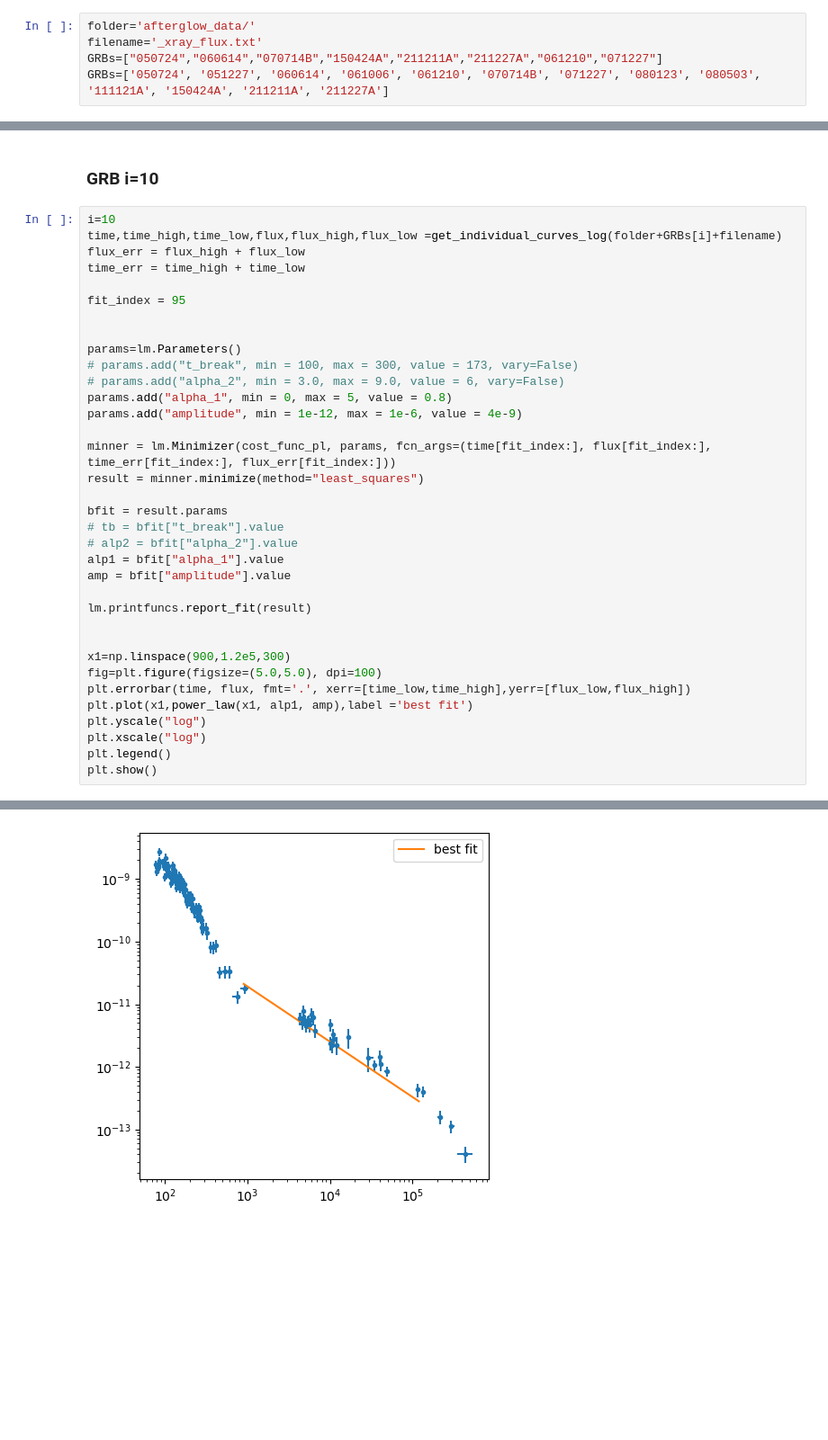
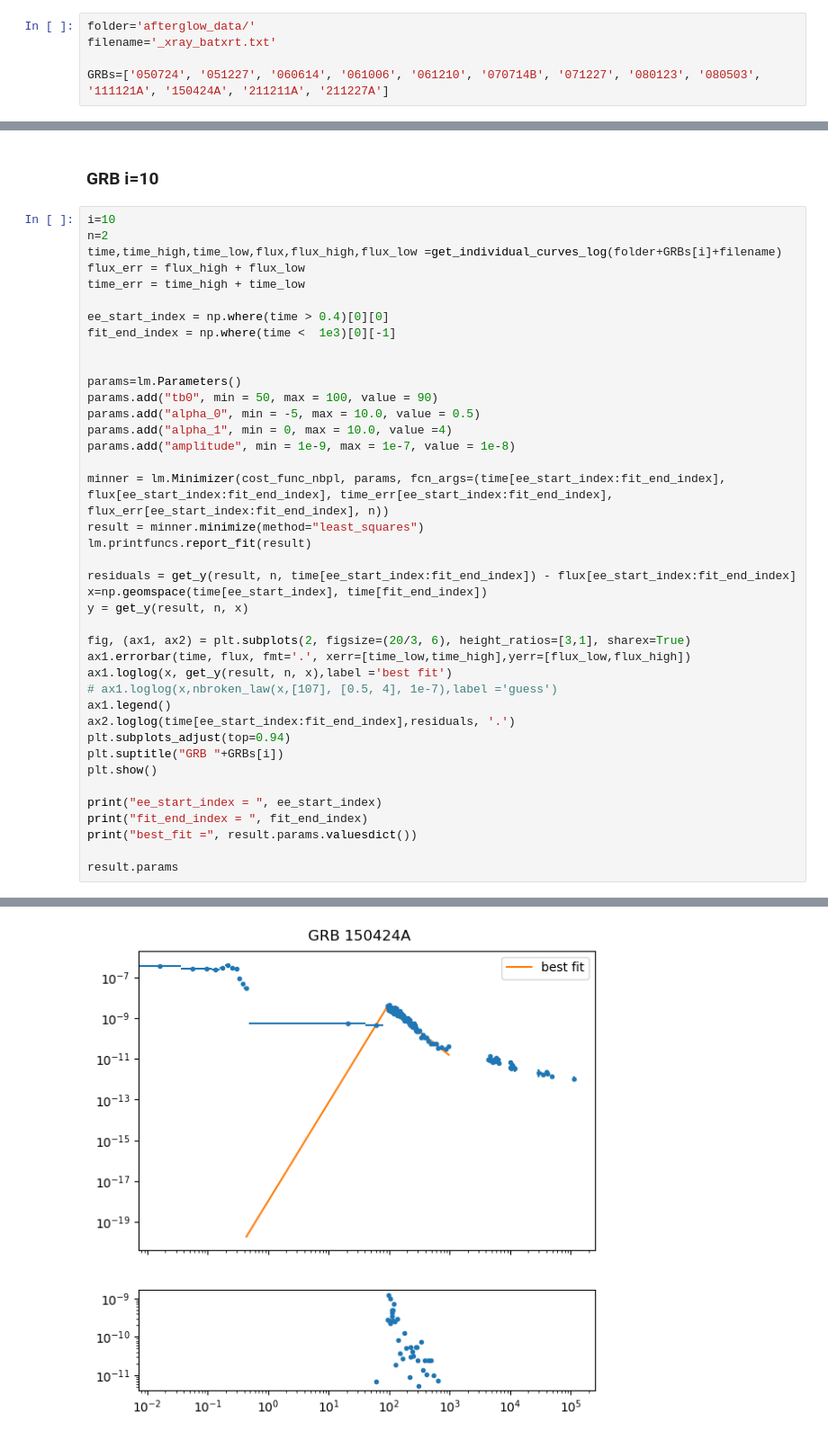
Before and after one commit to Kruthi24/fxt_code, a Jupyter notebook: analysis_notebooks/EE_sGRB/GRB_LC_10.ipynb, the cells around one changed output, grey strips where cells are left out. Shown: that part at 90% size. Cells and saved outputs as stored; diff of their text form; blank space fills up the shorter version.

```diff
--- a/analysis_notebooks/EE_sGRB/GRB_LC_10.ipynb
+++ b/analysis_notebooks/EE_sGRB/GRB_LC_10.ipynb
@@ -13,8 +10,8 @@ import pandas as pd
 from lc_lmfit import *
 # %%
 folder='afterglow_data/'
-filename='_xray_flux.txt'
-GRBs=["050724","060614","070714B","150424A","211211A","211227A","061210","071227"]
+filename='_xray_batxrt.txt'
+
 GRBs=['050724', '051227', '060614', '061006', '061210', '070714B', '071227', '080123', '080503', '111121A', '150424A', '211211A', '211227A']
 # %% [markdown]
 ### Extracting and Plotting Curves
@@ -46,39 +43,44 @@ plt.show()
 ### GRB i=10
 # %%
 i=10
+n=2
 time,time_high,time_low,flux,flux_high,flux_low =get_individual_curves_log(folder+GRBs[i]+filename)
 flux_err = flux_high + flux_low
 time_err = time_high + time_low
 
-fit_index = 95
+ee_start_index = np.where(time > 0.4)[0][0]
+fit_end_index = np.where(time <  1e3)[0][-1]
 
 
 params=lm.Parameters()
-# params.add("t_break", min = 100, max = 300, value = 173, vary=False)
-# params.add("alpha_2", min = 3.0, max = 9.0, value = 6, vary=False)
-params.add("alpha_1", min = 0, max = 5, value = 0.8)
-params.add("amplitude", min = 1e-12, max = 1e-6, value = 4e-9)
+params.add("tb0", min = 50, max = 100, value = 90)
+params.add("alpha_0", min = -5, max = 10.0, value = 0.5)
+params.add("alpha_1", min = 0, max = 10.0, value =4)
+params.add("amplitude", min = 1e-9, max = 1e-7, value = 1e-8)
 
-minner = lm.Minimizer(cost_func_pl, params, fcn_args=(time[fit_index:], flux[fit_index:], time_err[fit_index:], flux_err[fit_index:]))
+minner = lm.Minimizer(cost_func_nbpl, params, fcn_args=(time[ee_start_index:fit_end_index], flux[ee_start_index:fit_end_index], time_err[ee_start_index:fit_end_index], flux_err[ee_start_index:fit_end_index], n))
 result = minner.minimize(method="least_squares")
-
-bfit = result.params
-# tb = bfit["t_break"].value
-# alp2 = bfit["alpha_2"].value
-alp1 = bfit["alpha_1"].value
-amp = bfit["amplitude"].value
-
 lm.printfuncs.report_fit(result)
 
+residuals = get_y(result, n, time[ee_start_index:fit_end_index]) - flux[ee_start_index:fit_end_index]
+x=np.geomspace(time[ee_start_index], time[fit_end_index])
+y = get_y(result, n, x)
 
-x1=np.linspace(900,1.2e5,300)
-fig=plt.figure(figsize=(5.0,5.0), dpi=100)
-plt.errorbar(time, flux, fmt='.', xerr=[time_low,time_high],yerr=[flux_low,flux_high])
-plt.plot(x1,power_law(x1, alp1, amp),label ='best fit')
-plt.yscale("log")
-plt.xscale("log")
-plt.legend()
+fig, (ax1, ax2) = plt.subplots(2, figsize=(20/3, 6), height_ratios=[3,1], sharex=True)
+ax1.errorbar(time, flux, fmt='.', xerr=[time_low,time_high],yerr=[flux_low,flux_high])
+ax1.loglog(x, get_y(result, n, x),label ='best fit')
+# ax1.loglog(x,nbroken_law(x,[107], [0.5, 4], 1e-7),label ='guess')
+ax1.legend()
+ax2.loglog(time[ee_start_index:fit_end_index],residuals, '.')
+plt.subplots_adjust(top=0.94)
+plt.suptitle("GRB "+GRBs[i])
 plt.show()
+
+print("ee_start_index = ", ee_start_index)
+print("fit_end_index = ", fit_end_index)
+print("best_fit =", result.params.valuesdict())
+
+result.params
 # %% [output]
 [[Fit Statistics]]
     # fitting method   = least_squares
@@ -97 +103 @@ plt.show()
-[figure, old version]
+[figure, new version]
```
Also changed, not shown: parts of 15 cells of this notebook, 34 other files.
